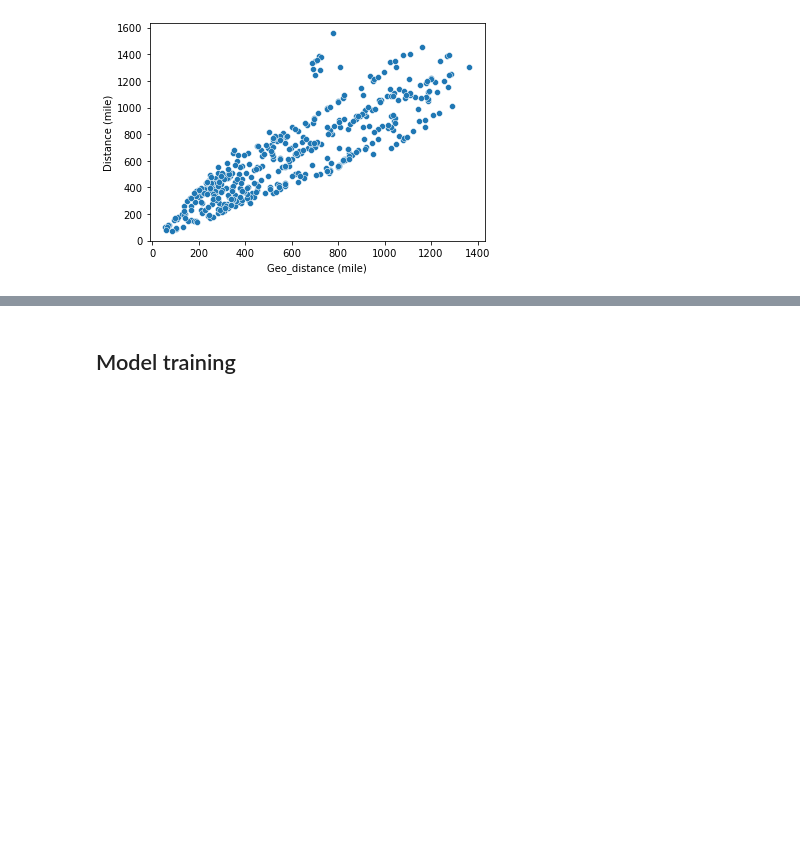
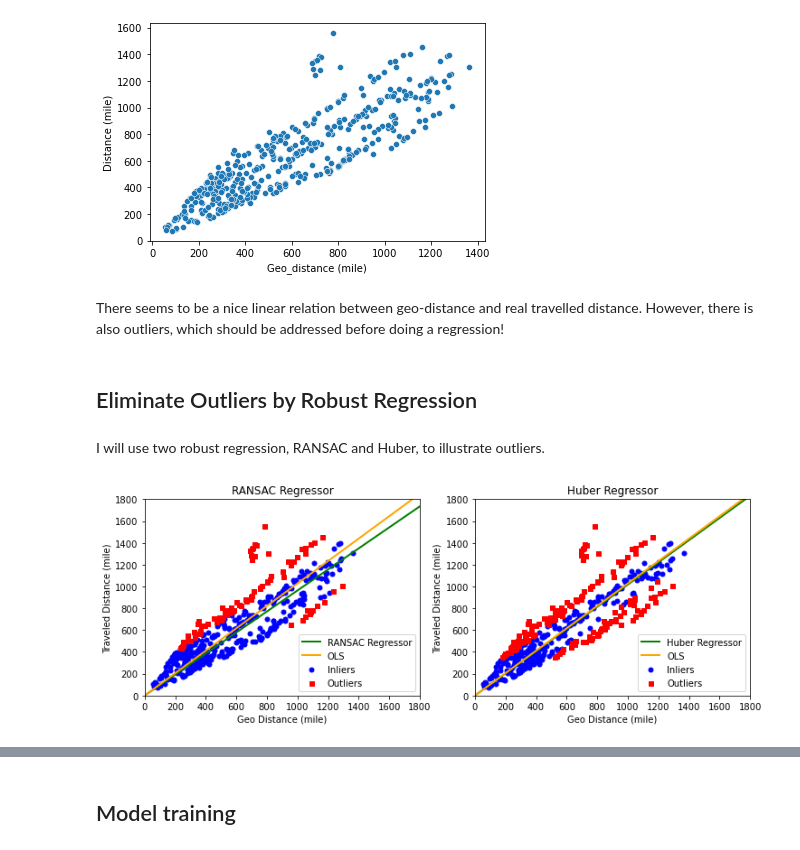
Before and after one commit to somayehY/plant_location, a Jupyter notebook: Preprocessing_Modeling_2.ipynb, the cells around one changed output, grey strips where cells are left out. Drawn from its saved outputs; the diff is of its cells as text; code cells hidden in the pictures; blank space fills up the shorter version.

```diff
--- a/Preprocessing_Modeling_2.ipynb
+++ b/Preprocessing_Modeling_2.ipynb
@@ -113,8 +126,62 @@ df.head(4)
 # %%
-gig, ax = plt.subplots()
+fig, ax = plt.subplots()
 sns.scatterplot(y=df['distance'], x=df['geo_distance'], ax=ax)
 ax.set_xlabel('Geo_distance (mile)')
 ax.set_ylabel('Distance (mile)')
 # %% [output]
 Text(0, 0.5, 'Distance (mile)')
 [figure]
+# %% [markdown]
+There seems to be a nice linear relation between geo-distance and real travelled distance. However, there is also outliers, which should be addressed before doing a regression!
+# %% [markdown]
+## Eliminate Outliers by Robust Regression
+# %% [markdown]
+I will use two robust regression, RANSAC and Huber, to illustrate outliers.
+# %%
+estimators = [
+    ("RANSAC Regressor", RANSACRegressor(estimator=LinearRegression(fit_intercept=False), random_state=42)),
+    ("Huber Regressor", HuberRegressor(fit_intercept=False)),
+]
+lw = 2
+fig, [ax0, ax1]=plt.subplots(nrows=1, ncols=2, figsize=(12,4))
+
+for name, estimator in estimators:
+    X = df['geo_distance'].values.reshape(-1, 1)
+    y = df['distance'].values.reshape(-1, 1)
+    final = estimator.fit(X,y)
+    y_pred = estimator.predict(X)
+    y_true = y
+    value = mean_squared_error(y_true, y_pred)
+
+    line_X = np.arange(0,1800,1)
+    line_y = final.predict(line_X.reshape(-1,1))
+    reg = LinearRegression(fit_intercept=False)
+    reg.fit(X,y)
+    line_y_ols = reg.predict(line_X.reshape(-1,1))
+    if name=="RANSAC Regressor":
+
+        inlier_mask = final.inlier_mask_
+        outlier_mask = np.logical_not(inlier_mask)
+        AX=ax0
+
+    else:
+        outlier_mask = final.outliers_
+        inlier_mask = np.logical_not(outlier_mask)
+        AX=ax1
+
+    AX.plot(line_X, line_y, color='green', lw=lw, label=name)
+
+    AX.scatter(x=X[inlier_mask], y=y[inlier_mask], c='blue', marker='o', s=25, label='Inliers')
+    AX.scatter(x=X[outlier_mask], y=y[outlier_mask], c='red', marker='s', s=25, label='Outliers')
+
+
+    AX.plot(line_X, line_y_ols, color='orange', lw=lw, label='OLS')
+
+    AX.set_xlim([0,1800])
+    AX.set_ylim([0,1800])
+    AX.set_title(name)
+    AX.set_xlabel('Geo Distance (mile)')
+    AX.set_ylabel('Traveled Distance (mile)')
+    AX.legend()
+# %% [output]
+[figure, added]
```
Also changed, not shown: parts of 43 cells of this notebook.
